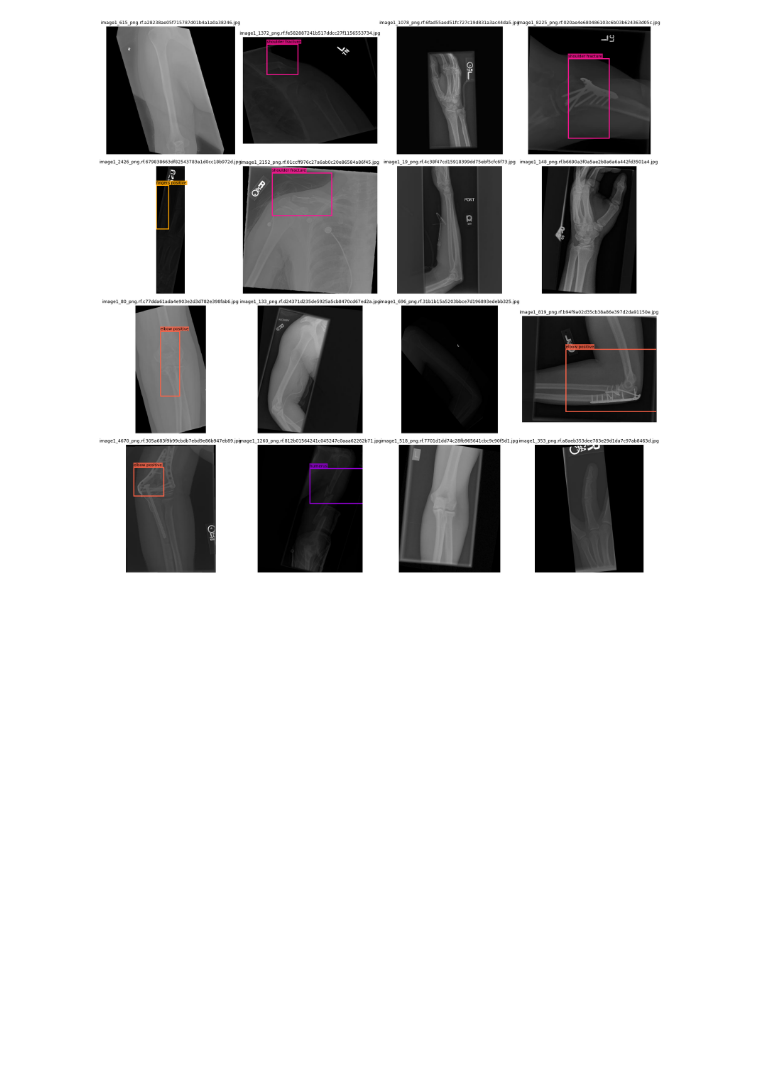
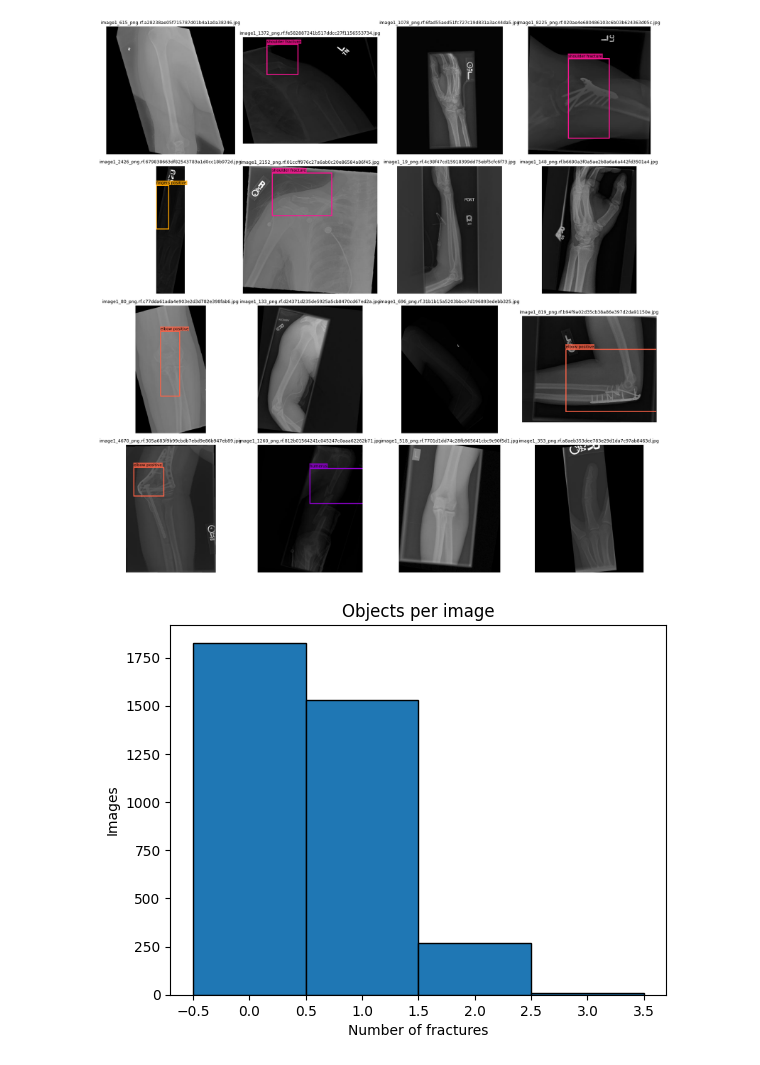
Before and after one commit to jackie-niu/CS9553-Project, a Jupyter notebook: Models/EditData.ipynb, the cells around one changed output. Cells and saved outputs as stored; diff of their text form; code cells hidden in the pictures; blank space fills up the shorter version.

Commit message:
Objects per image

```diff
--- a/Models/EditData.ipynb
+++ b/Models/EditData.ipynb
@@ -392,3 +392,22 @@ def plot_samples_with_boxes_merged(images_dir, labels_dir, n=16, seed=42):
 plot_samples_with_boxes_merged(train_images, train_labels, n=16, seed=42)
 # %% [output]
 [figure]
+# %%
+object_counts = []
+
+for label_file in os.listdir(train_labels):
+    path = os.path.join(train_labels, label_file)
+
+    if os.path.getsize(path) == 0:
+        object_counts.append(0)
+    else:
+        with open(path) as f:
+            object_counts.append(len(f.readlines()))
+
+plt.hist(object_counts, bins=np.arange(-0.5, max(object_counts)+1.5, 1), edgecolor='black')
+plt.title("Objects per image")
+plt.xlabel("Number of fractures")
+plt.ylabel("Images")
+plt.show()
+# %% [output]
+[figure, added]
```
